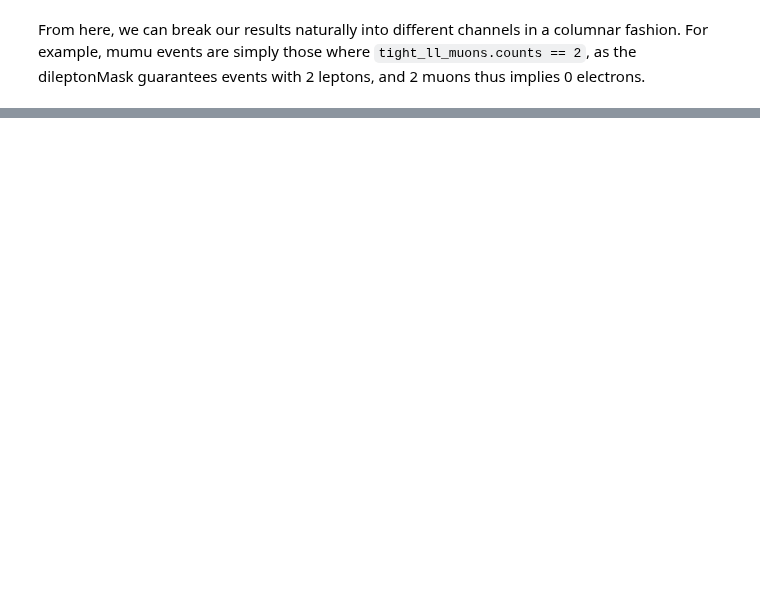
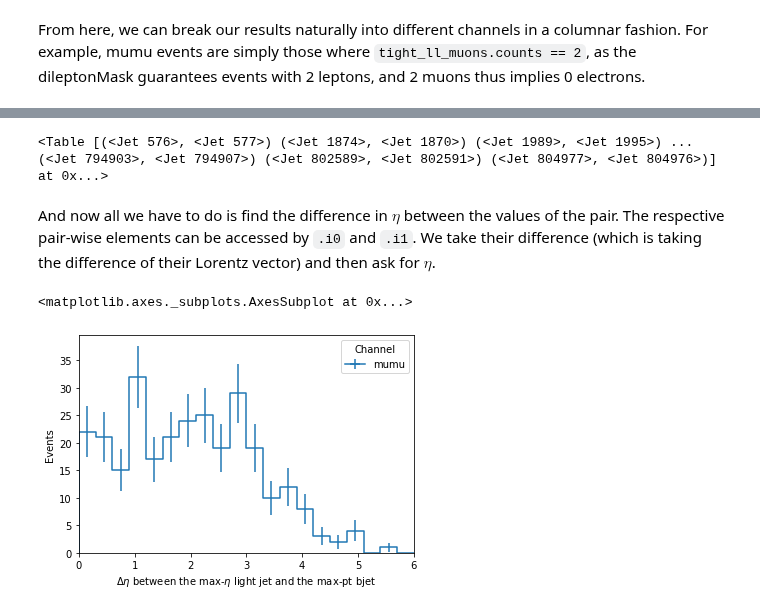
Before and after one commit to CoffeaTeam/coffea-casa-tutorials, a Jupyter notebook: notebook.ipynb, the cells around one changed output, grey strips where cells are left out. Saved outputs shown, nothing was run; the diff lists cells and outputs as text; code cells hidden in the pictures; blank space fills up the shorter version.

```diff
--- a/notebook.ipynb
+++ b/notebook.ipynb
@@ -406,0 +437,5 @@ hist.plot1d(second_pt, overlay='channel')
+# %%
+mumu_jets = jets[dilepton_event & (tight_muons.counts == 2)]
+
+light_jets = mumu_jets[mumu_jets.btagCSVV2 <= loose_wp]
+bjets = mumu_jets[mumu_jets.btagCSVV2 > loose_wp]
@@ -406,0 +444,9 @@ hist.plot1d(second_pt, overlay='channel')
+# %%
+# argmax() returns the index of the maximum-valued element. Just another way to get max for an unordered array.
+mumu_jetcross = bjets.cross(light_jets[light_jets.eta.argmax()])
+print("bjets")
+print(bjets)
+print("\nmax-eta light jets")
+print(light_jets[light_jets.eta.argmax()])
+print("\ncrossed pairs")
+print(mumu_jetcross)
@@ -406,0 +464,20 @@ hist.plot1d(second_pt, overlay='channel')
+# %%
+mumu_jetpair = mumu_jetcross[mumu_jetcross.counts >= 1][:, 0]
+mumu_jetpair
+# %% [output]
+<Table [(<Jet 576>, <Jet 577>) (<Jet 1874>, <Jet 1870>) (<Jet 1989>, <Jet 1995>) ... (<Jet 794903>, <Jet 794907>) (<Jet 802589>, <Jet 802591>) (<Jet 804977>, <Jet 804976>)] at 0x...>
+# %% [markdown]
+And now all we have to do is find the difference in $\eta$ between the values of the pair. The respective pair-wise elements can be accessed by <code>.i0</code> and <code>.i1</code>. We take their difference (which is taking the difference of their Lorentz vector) and then ask for $\eta$.
+# %%
+mumu_etadiff = hist.Hist("Events",
+                      hist.Cat(name='channel', label='Channel'),
+                      hist.Bin(name='etadiff', label=r'$\Delta \eta$ between the max-$\eta$ light jet and the max-pt bjet', n_or_arr=20, lo=0, hi=6))
+
+# For all event pts (:), get second index (1). Also, removed jagged structure to get flat array.
+mumu_fwdJet_leadbJet = np.abs((mumu_jetpair.i0 - mumu_jetpair.i1).eta)
+
+mumu_etadiff.fill(channel='mumu', etadiff=mumu_fwdJet_leadbJet.flatten())
+hist.plot1d(mumu_etadiff, overlay='channel')
+# %% [output]
+<matplotlib.axes._subplots.AxesSubplot at 0x...>
+[figure, added]
```
Also changed, not shown: parts of 35 cells of this notebook, 1 other file.
